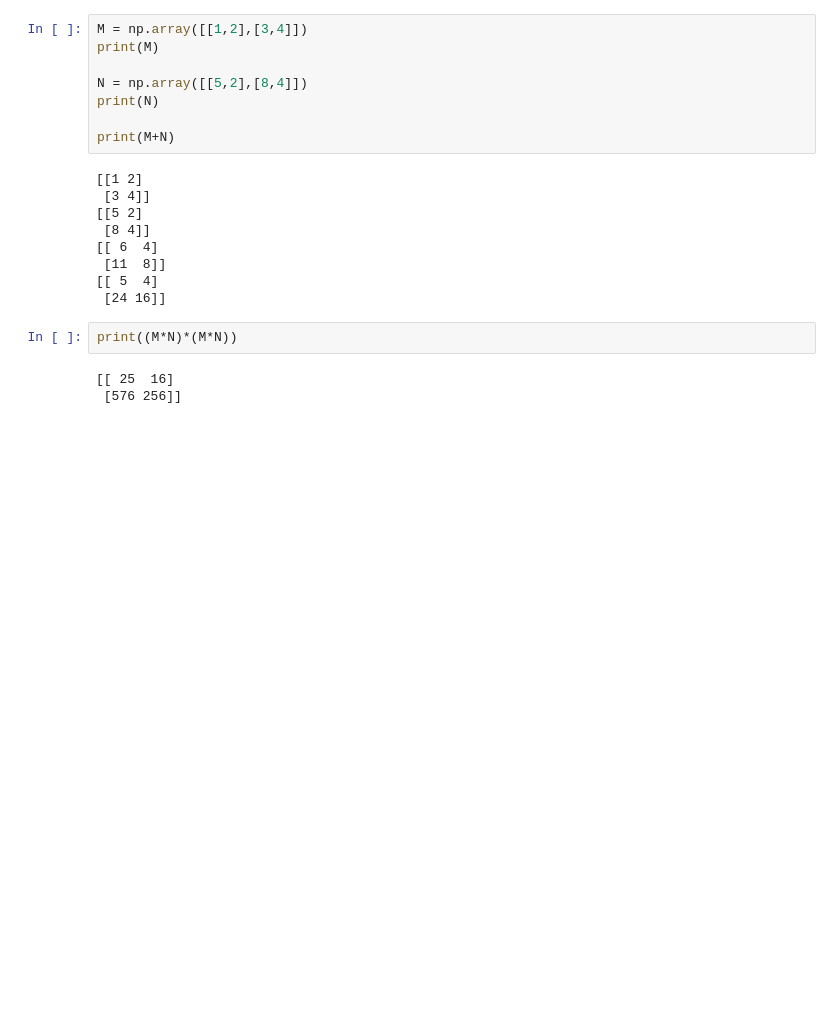
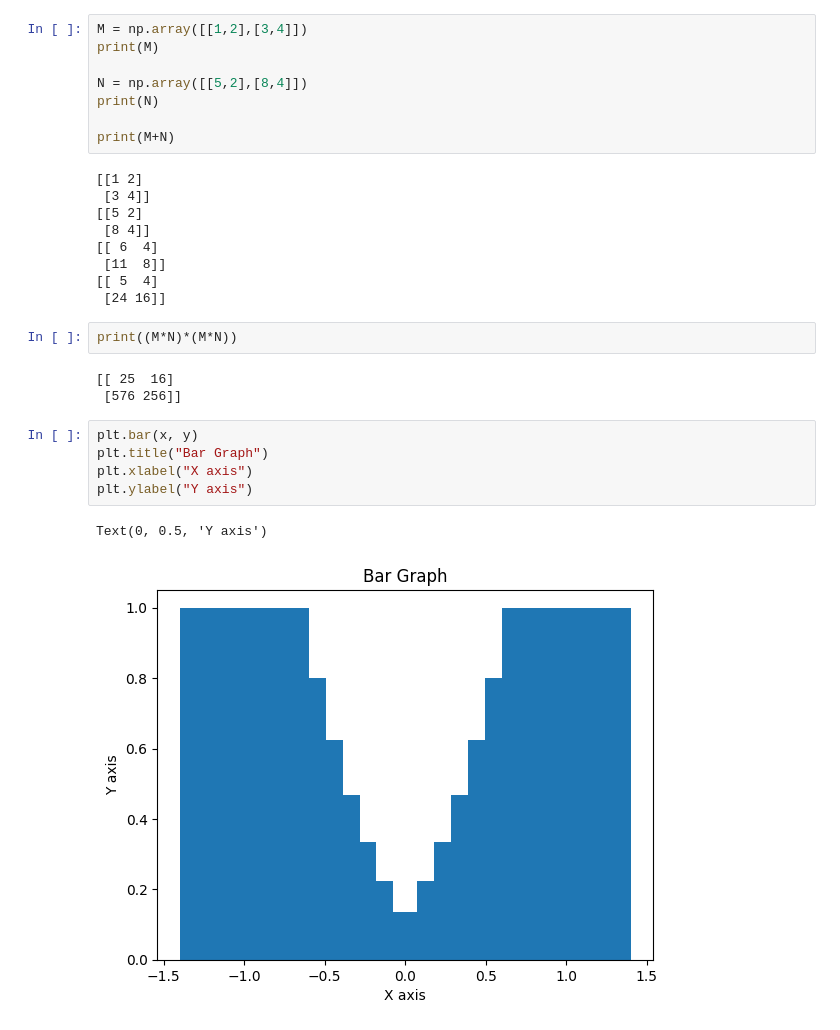
Before and after one commit to bhushan-ssh/colabs, a Jupyter notebook: numpy&plt.ipynb, the cells around one changed output. Drawn from its saved outputs; the diff is of its cells as text; blank space fills up the shorter version.

```diff
--- a/numpy&plt.ipynb
+++ b/numpy&plt.ipynb
@@ -59,3 +59,11 @@ print((M*N)*(M*N))
 # %% [output]
 [[ 25  16]
  [576 256]]
+# %%
+plt.bar(x, y)
+plt.title("Bar Graph")
+plt.xlabel("X axis")
+plt.ylabel("Y axis")
+# %% [output]
+Text(0, 0.5, 'Y axis')
+[figure, added]
```
Also changed, not shown: parts of 1 cell of this notebook.
